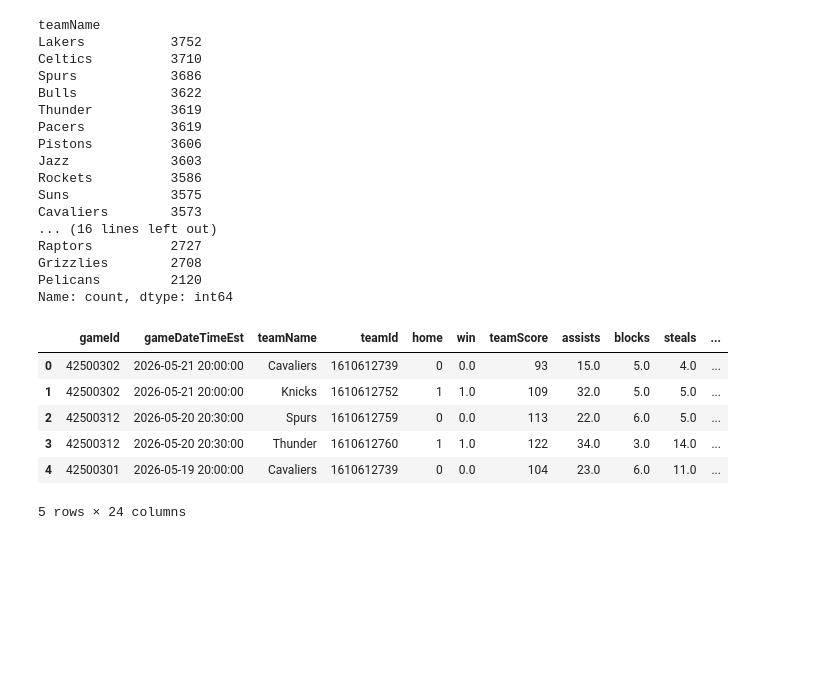
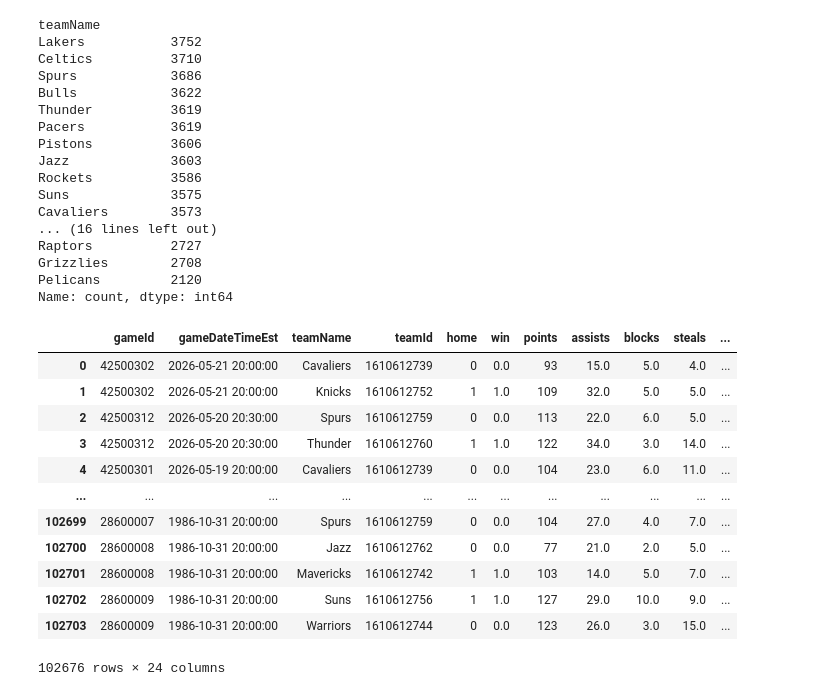
Before and after one commit to NikhilBapat14/nba-game-predictor, a Jupyter notebook: notebooks/get_data.ipynb, the cells around one changed output. Saved outputs shown, nothing was run; the diff lists cells and outputs as text; code cells hidden in the pictures; blank space fills up the shorter version.

Commit message:
Added single game metrics

```diff
--- a/notebooks/get_data.ipynb
+++ b/notebooks/get_data.ipynb
@@ -192,13 +194,21 @@ Raptors          2727
 Grizzlies        2708
 Pelicans         2120
 Name: count, dtype: int64
-# %%
-df.head()
-# %% [output]
-|  | gameId | gameDateTimeEst | teamName | teamId | home | win | teamScore | assists | blocks | steals | ... |
-| 0 | 42500302 | 2026-05-21 20:00:00 | Cavaliers | 1610612739 | 0 | 0.0 | 93 | 15.0 | 5.0 | 4.0 | ... |
-| 1 | 42500302 | 2026-05-21 20:00:00 | Knicks | 1610612752 | 1 | 1.0 | 109 | 32.0 | 5.0 | 5.0 | ... |
-| 2 | 42500312 | 2026-05-20 20:30:00 | Spurs | 1610612759 | 0 | 0.0 | 113 | 22.0 | 6.0 | 5.0 | ... |
-| 3 | 42500312 | 2026-05-20 20:30:00 | Thunder | 1610612760 | 1 | 1.0 | 122 | 34.0 | 3.0 | 14.0 | ... |
-| 4 | 42500301 | 2026-05-19 20:00:00 | Cavaliers | 1610612739 | 0 | 0.0 | 104 | 23.0 | 6.0 | 11.0 | ... |
-5 rows × 24 columns
+# %%
+df = df.rename(columns={"teamScore": "points"})
+# %%
+df
+# %% [output]
+|  | gameId | gameDateTimeEst | teamName | teamId | home | win | points | assists | blocks | steals | ... |
+| 0 | 42500302 | 2026-05-21 20:00:00 | Cavaliers | 1610612739 | 0 | 0.0 | 93 | 15.0 | 5.0 | 4.0 | ... |
+| 1 | 42500302 | 2026-05-21 20:00:00 | Knicks | 1610612752 | 1 | 1.0 | 109 | 32.0 | 5.0 | 5.0 | ... |
+| 2 | 42500312 | 2026-05-20 20:30:00 | Spurs | 1610612759 | 0 | 0.0 | 113 | 22.0 | 6.0 | 5.0 | ... |
+| 3 | 42500312 | 2026-05-20 20:30:00 | Thunder | 1610612760 | 1 | 1.0 | 122 | 34.0 | 3.0 | 14.0 | ... |
+| 4 | 42500301 | 2026-05-19 20:00:00 | Cavaliers | 1610612739 | 0 | 0.0 | 104 | 23.0 | 6.0 | 11.0 | ... |
+| ... | ... | ... | ... | ... | ... | ... | ... | ... | ... | ... | ... |
+| 102699 | 28600007 | 1986-10-31 20:00:00 | Spurs | 1610612759 | 0 | 0.0 | 104 | 27.0 | 4.0 | 7.0 | ... |
+| 102700 | 28600008 | 1986-10-31 20:00:00 | Jazz | 1610612762 | 0 | 0.0 | 77 | 21.0 | 2.0 | 5.0 | ... |
+| 102701 | 28600008 | 1986-10-31 20:00:00 | Mavericks | 1610612742 | 1 | 1.0 | 103 | 14.0 | 5.0 | 7.0 | ... |
+| 102702 | 28600009 | 1986-10-31 20:00:00 | Suns | 1610612756 | 1 | 1.0 | 127 | 29.0 | 10.0 | 9.0 | ... |
+| 102703 | 28600009 | 1986-10-31 20:00:00 | Warriors | 1610612744 | 0 | 0.0 | 123 | 26.0 | 3.0 | 15.0 | ... |
+102676 rows × 24 columns
```
Also changed, not shown: parts of 7 cells of this notebook.
